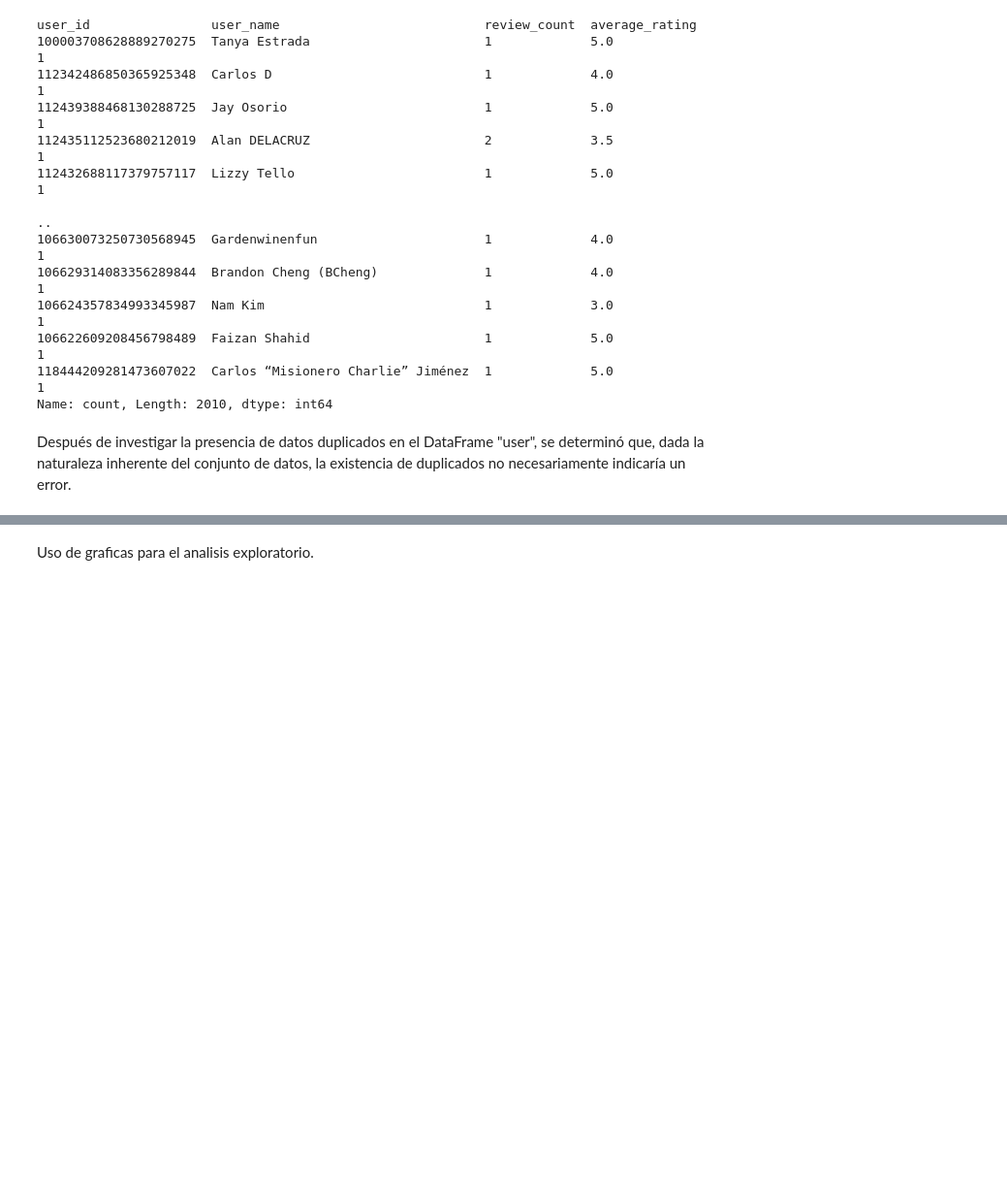
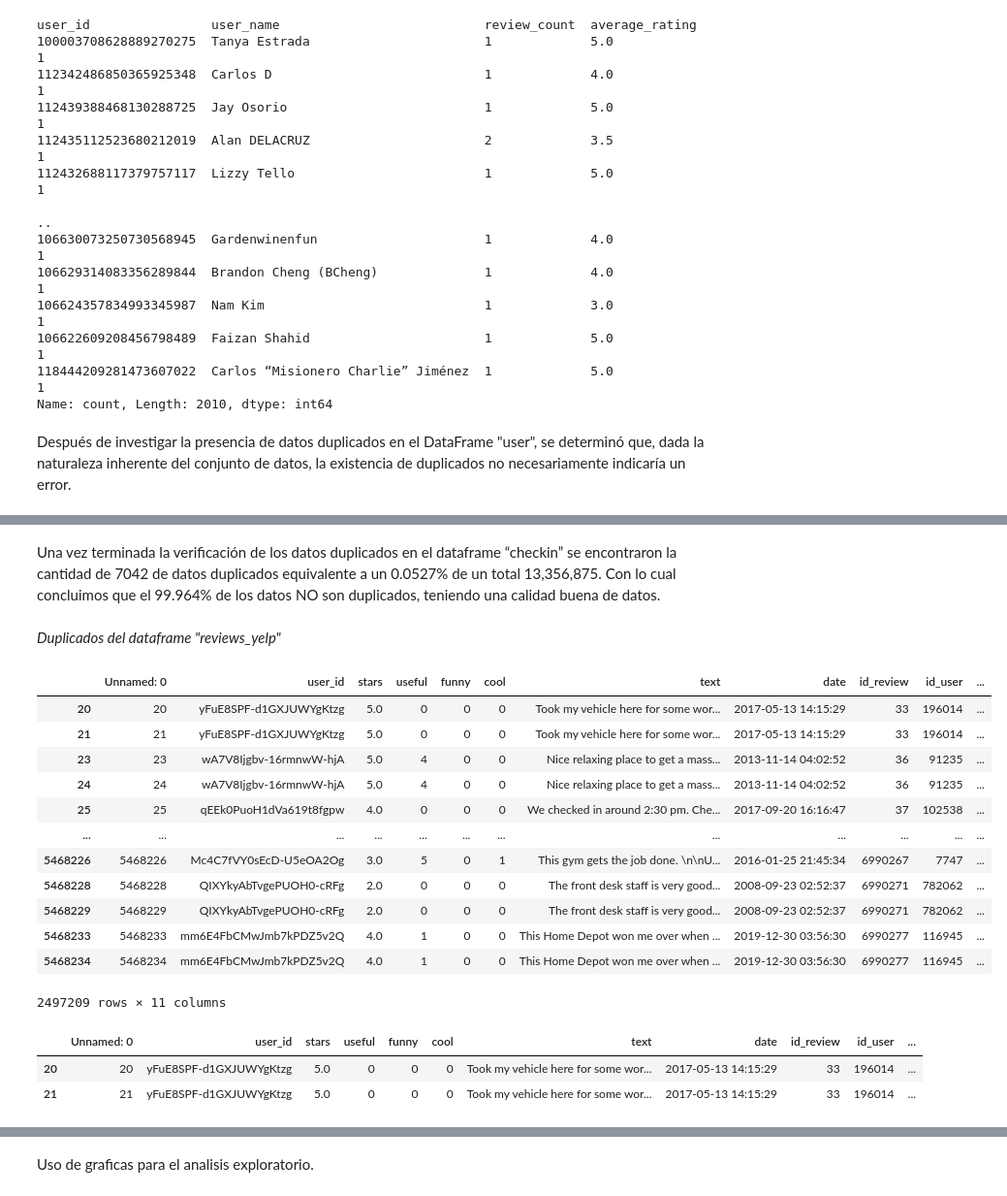
Before and after one commit to SaulZambranoMeza/Proyecto-NOVA, a Jupyter notebook: Notebooks/EDA/EDA.ipynb, the cells around one changed output, grey strips where cells are left out. Shown at 97% size. Drawn from its saved outputs; the diff is of its cells as text; code cells hidden in the pictures; blank space fills up the shorter version.

```diff
--- a/Notebooks/EDA/EDA.ipynb
+++ b/Notebooks/EDA/EDA.ipynb
@@ -96,0 +91,6 @@ user_yelp = pd.read_parquet ("C:\\Users\\saulz\\OneDrive\\Documents\\Programacio
+# %%
+business = pd.read_parquet ("../../Data/data_procesada/Dataset_Business.parquet")
+checkin = pd.read_parquet ("../../Data/data_procesada/Dataset_Checkin.parquet")
+reviews_yelp = pd.read_parquet ("../../Data/data_procesada/Dataset_Review.parquet")
+tip = pd.read_parquet ("../../Data/data_procesada/Dataset_Tip.parquet")
+user_yelp = pd.read_parquet ("../../Data/data_procesada/Dataset_User_Elite.parquet")
@@ -316,0 +514,27 @@ Después de investigar la presencia de datos duplicados en el DataFrame "user",
+# %% [markdown]
+Una vez terminada la verificación de los datos duplicados en el dataframe “checkin” se encontraron la cantidad de 7042 de datos duplicados equivalente a un 0.0527% de un total 13,356,875. Con lo cual concluimos que el 99.964% de los datos NO son duplicados, teniendo una calidad buena de datos.
+# %% [markdown]
+*Duplicados del dataframe "reviews_yelp"*
+# %%
+duplicados = reviews_yelp[reviews_yelp.duplicated(subset=['user_id','date'], keep=False)]
+duplicados
+# %% [output]
+|  | Unnamed: 0 | user_id | stars | useful | funny | cool | text | date | id_review | id_user | ... |
+| 20 | 20 | yFuE8SPF-d1GXJUWYgKtzg | 5.0 | 0 | 0 | 0 | Took my vehicle here for some wor... | 2017-05-13 14:15:29 | 33 | 196014 | ... |
+| 21 | 21 | yFuE8SPF-d1GXJUWYgKtzg | 5.0 | 0 | 0 | 0 | Took my vehicle here for some wor... | 2017-05-13 14:15:29 | 33 | 196014 | ... |
+| 23 | 23 | wA7V8Ijgbv-16rmnwW-hjA | 5.0 | 4 | 0 | 0 | Nice relaxing place to get a mass... | 2013-11-14 04:02:52 | 36 | 91235 | ... |
+| 24 | 24 | wA7V8Ijgbv-16rmnwW-hjA | 5.0 | 4 | 0 | 0 | Nice relaxing place to get a mass... | 2013-11-14 04:02:52 | 36 | 91235 | ... |
+| 25 | 25 | qEEk0PuoH1dVa619t8fgpw | 4.0 | 0 | 0 | 0 | We checked in around 2:30 pm. Che... | 2017-09-20 16:16:47 | 37 | 102538 | ... |
+| ... | ... | ... | ... | ... | ... | ... | ... | ... | ... | ... | ... |
+| 5468226 | 5468226 | Mc4C7fVY0sEcD-U5eOA2Og | 3.0 | 5 | 0 | 1 | This gym gets the job done. \n\nU... | 2016-01-25 21:45:34 | 6990267 | 7747 | ... |
+| 5468228 | 5468228 | QIXYkyAbTvgePUOH0-cRFg | 2.0 | 0 | 0 | 0 | The front desk staff is very good... | 2008-09-23 02:52:37 | 6990271 | 782062 | ... |
+| 5468229 | 5468229 | QIXYkyAbTvgePUOH0-cRFg | 2.0 | 0 | 0 | 0 | The front desk staff is very good... | 2008-09-23 02:52:37 | 6990271 | 782062 | ... |
+| 5468233 | 5468233 | mm6E4FbCMwJmb7kPDZ5v2Q | 4.0 | 1 | 0 | 0 | This Home Depot won me over when ... | 2019-12-30 03:56:30 | 6990277 | 116945 | ... |
+| 5468234 | 5468234 | mm6E4FbCMwJmb7kPDZ5v2Q | 4.0 | 1 | 0 | 0 | This Home Depot won me over when ... | 2019-12-30 03:56:30 | 6990277 | 116945 | ... |
+2497209 rows × 11 columns
+# %%
+reviews_yelp[(reviews_yelp['user_id']=='yFuE8SPF-d1GXJUWYgKtzg') &(reviews_yelp['date'] == '2017-05-13 14:15:29' )]
+# %% [output]
+|  | Unnamed: 0 | user_id | stars | useful | funny | cool | text | date | id_review | id_user | ... |
+| 20 | 20 | yFuE8SPF-d1GXJUWYgKtzg | 5.0 | 0 | 0 | 0 | Took my vehicle here for some wor... | 2017-05-13 14:15:29 | 33 | 196014 | ... |
+| 21 | 21 | yFuE8SPF-d1GXJUWYgKtzg | 5.0 | 0 | 0 | 0 | Took my vehicle here for some wor... | 2017-05-13 14:15:29 | 33 | 196014 | ... |
```
Also changed, not shown: parts of 65 cells of this notebook.
